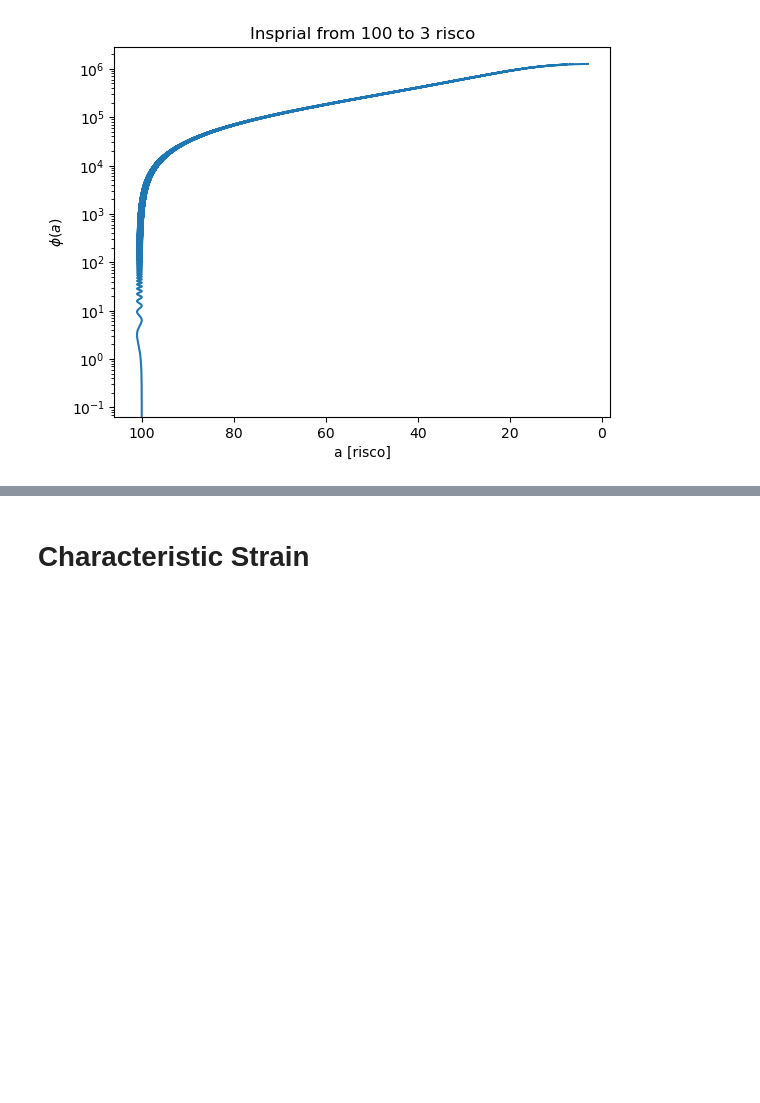
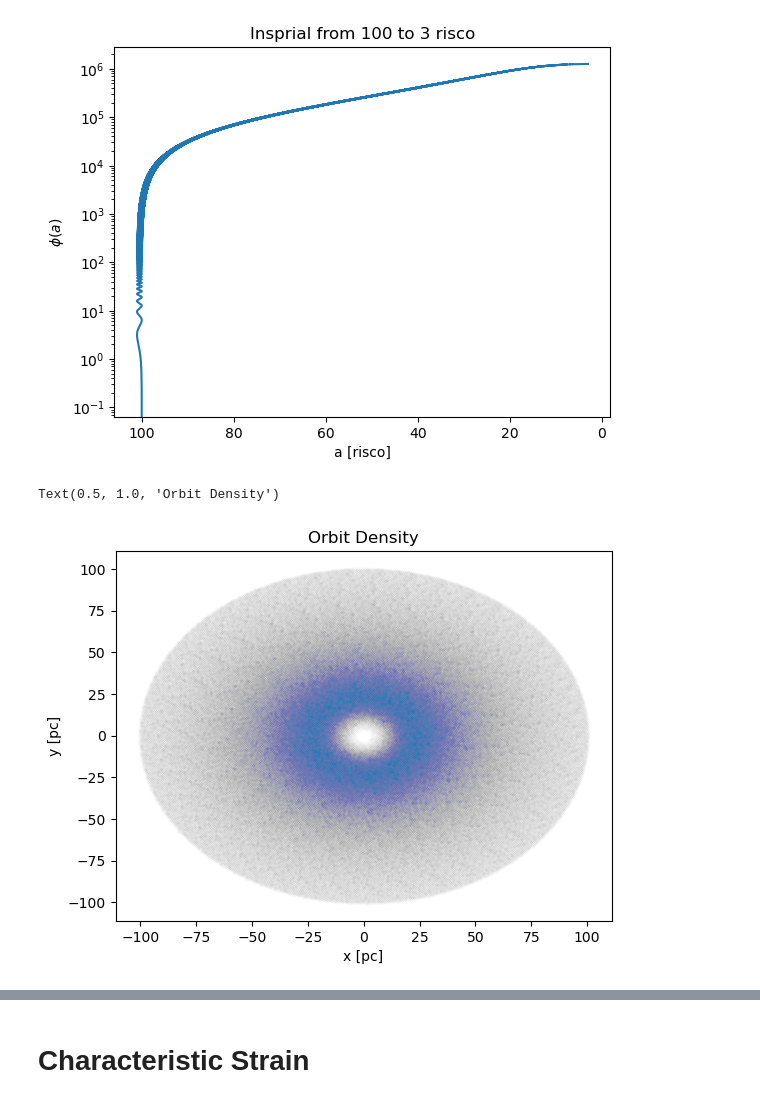
Before and after one commit to AdamSmithOrlik/gravitywaveslagrangian.jl, a Jupyter notebook: analysis/analysis.ipynb, the cells around one changed output, grey strips where cells are left out. Cells and saved outputs as stored; diff of their text form; code cells hidden in the pictures; blank space fills up the shorter version.

Commit message:
Added orbit examples.

```diff
--- a/analysis/analysis.ipynb
+++ b/analysis/analysis.ipynb
@@ -200,3 +201,17 @@ ax.set_title('Insprial from 100 to 3 risco')
 # %% [output]
 Text(0.5, 1.0, 'Insprial from 100 to 3 risco')
 [figure]
+# %%
+# Cartesian points as a function of radius represention a densition of orbit...
+phi = test.phi # in multilples of risco
+r = test.r / test.risco
+
+x = r*np.cos(phi)
+y = r*np.sin(phi)
+
+plt.scatter(x,y, s=0.00001)
+plt.ylabel("y [pc]"); plt.xlabel('x [pc]')
+plt.title('Orbit Density')
+# %% [output]
+Text(0.5, 1.0, 'Orbit Density')
+[figure, added]
```
Also changed, not shown: parts of 3 cells of this notebook.
